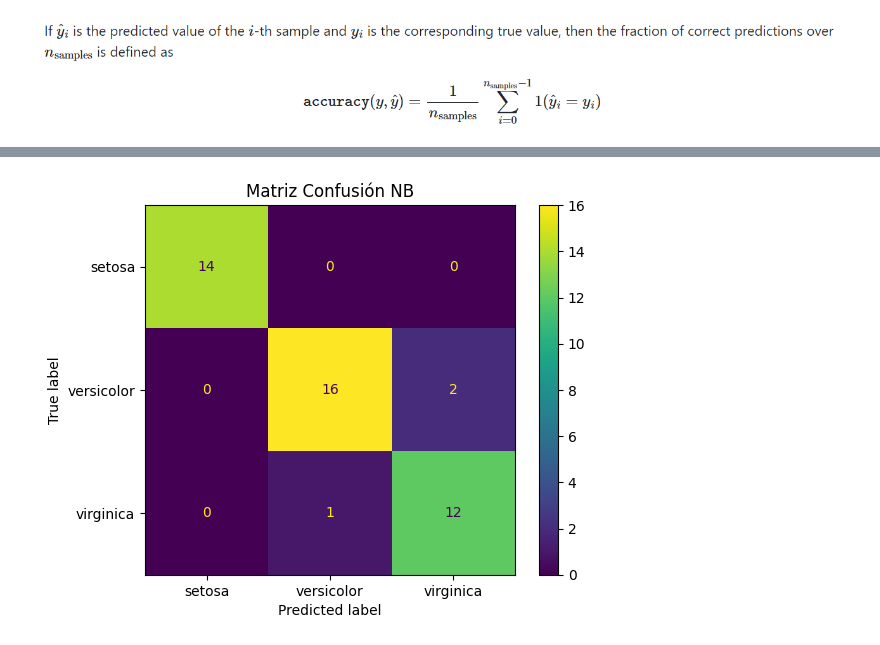
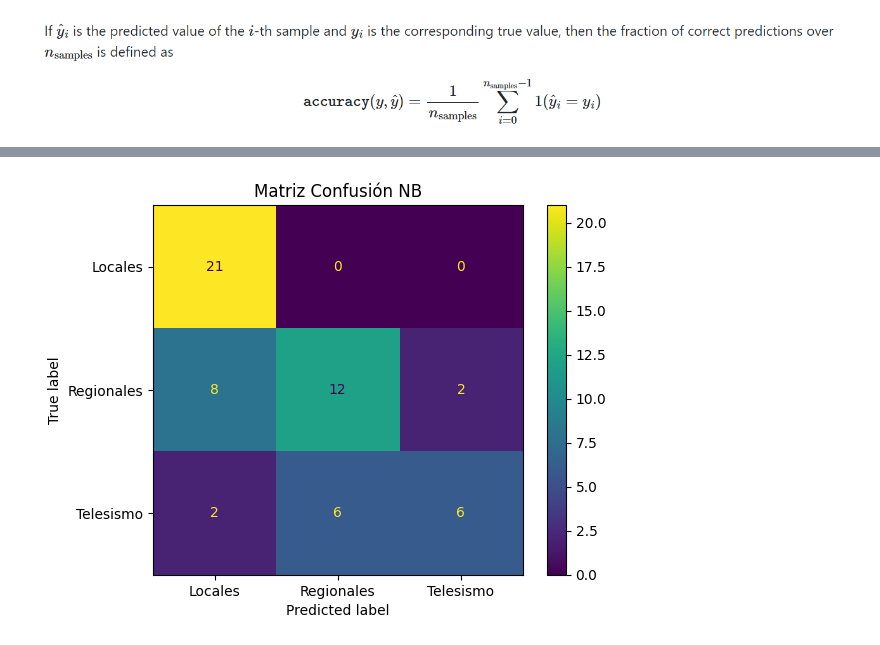
Before and after one commit to cabb1808/miniproyecto1, a Jupyter notebook: MiniProyecto2.ipynb, the cells around one changed output, grey strips where cells are left out. Drawn from its saved outputs; the diff is of its cells as text; code cells hidden in the pictures.

```diff
--- a/MiniProyecto2.ipynb
+++ b/MiniProyecto2.ipynb
@@ -37,3 +50,13 @@ import pandas as pd
+# %%
+from sklearn.linear_model import LogisticRegression
+from sklearn.naive_bayes import GaussianNB
+import numpy as np
+
+data = pd.read_csv('dfMinip1.csv') # Cargamos el dataframe.
+X=data.values[:,:-1]
+y=data.Type
+features=data.axes[1][:-1]
+target_name=['Locales','Regionales','Telesismo']
 # %% [markdown]
 Existen $50$ observaciones por cada clase
 # %%
@@ -126,12 +163,12 @@ Pred LR:  [0 1 1 0 2 1 2 0 0 2]
 # %%
 import matplotlib.pyplot as plt
 cmNB = confusion_matrix(y_test, yPredTest_NB)
-disp = ConfusionMatrixDisplay(confusion_matrix=cmNB, display_labels=dB.target_names)
+disp = ConfusionMatrixDisplay(confusion_matrix=cmNB, display_labels=target_name)
 disp.plot()
 plt.title('Matriz Confusión NB')
 plt.show()
 # %% [output]
-[figure, old version]
+[figure, new version]
 # %%
 import matplotlib.pyplot as plt
 cmLR = confusion_matrix(y_test, yPredTest_LR)
```
Also changed, not shown: parts of 16 cells of this notebook.
